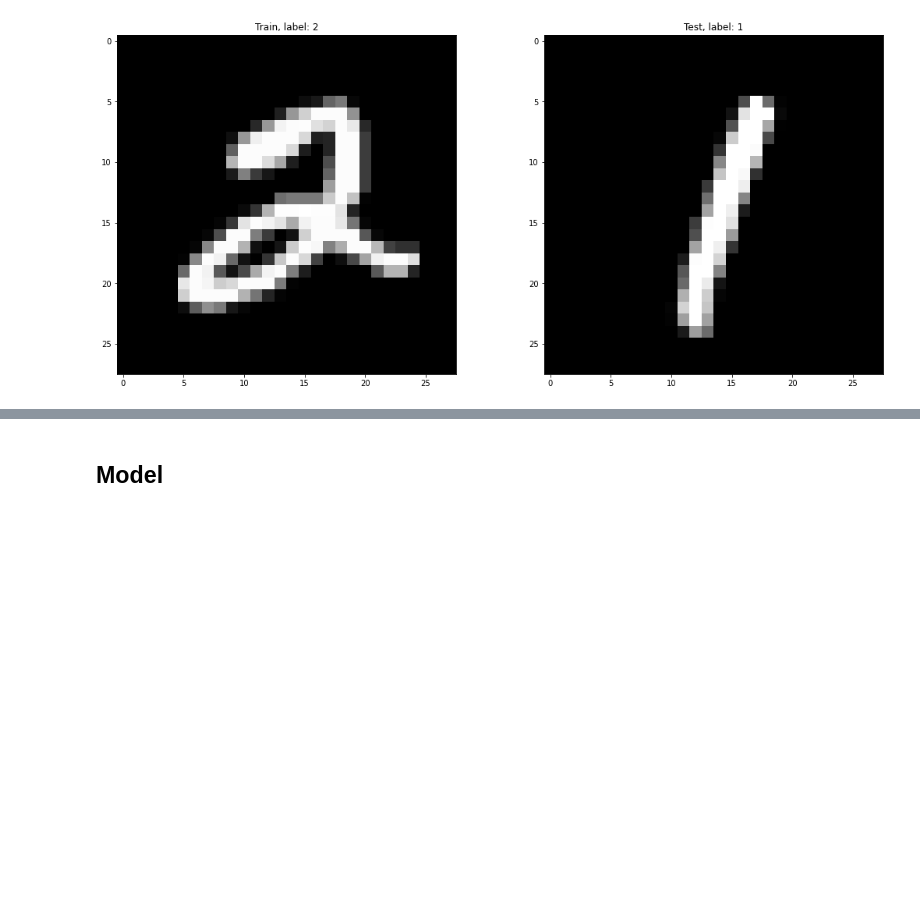
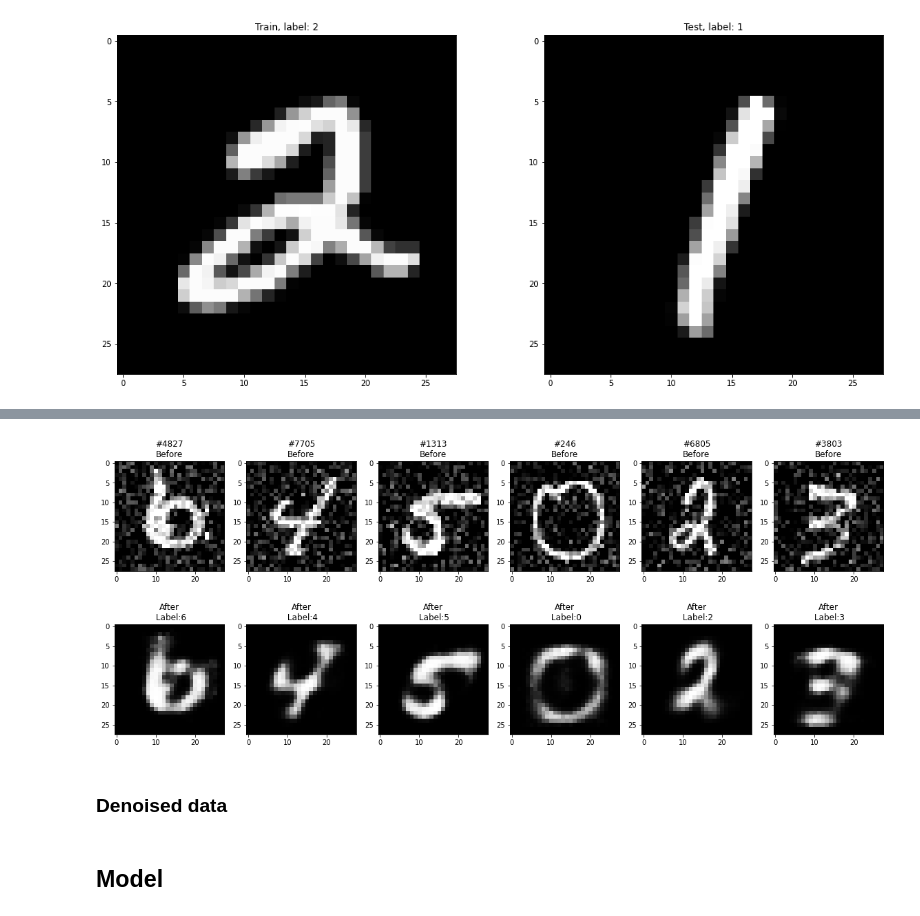
Before and after one commit to FreeLike76/ComputerVisionCourse, a Jupyter notebook: Task4/main.ipynb, the cells around one changed output, grey strips where cells are left out. Drawn from its saved outputs; the diff is of its cells as text; code cells hidden in the pictures; blank space fills up the shorter version.

```diff
--- a/Task4/main.ipynb
+++ b/Task4/main.ipynb
@@ -68,0 +164,16 @@ Test X: (60000, 784) float32
+# %%
+plt.rcParams["figure.figsize"] = (20, 8)
+for i in range(6):
+    random_example = np.random.randint(0, X_test_noise.shape[0])
+
+    plt.subplot(2, 6, i + 1)
+    plt.imshow(X_train_noise[random_example].reshape(28, 28), "gray")
+    plt.title("#" + str(random_example) + "\nBefore")
+
+    plt.subplot(2, 6, i + 7)
+    plt.imshow(autoencoder.predict(X_train_noise[random_example].reshape(1, 784)).reshape(28, 28), "gray")
+    plt.title("After\n Label:" + str(y_train[random_example]))
+# %% [output]
+[figure, added]
+# %% [markdown]
+### Denoised data
```
Also changed, not shown: parts of 24 cells of this notebook.
